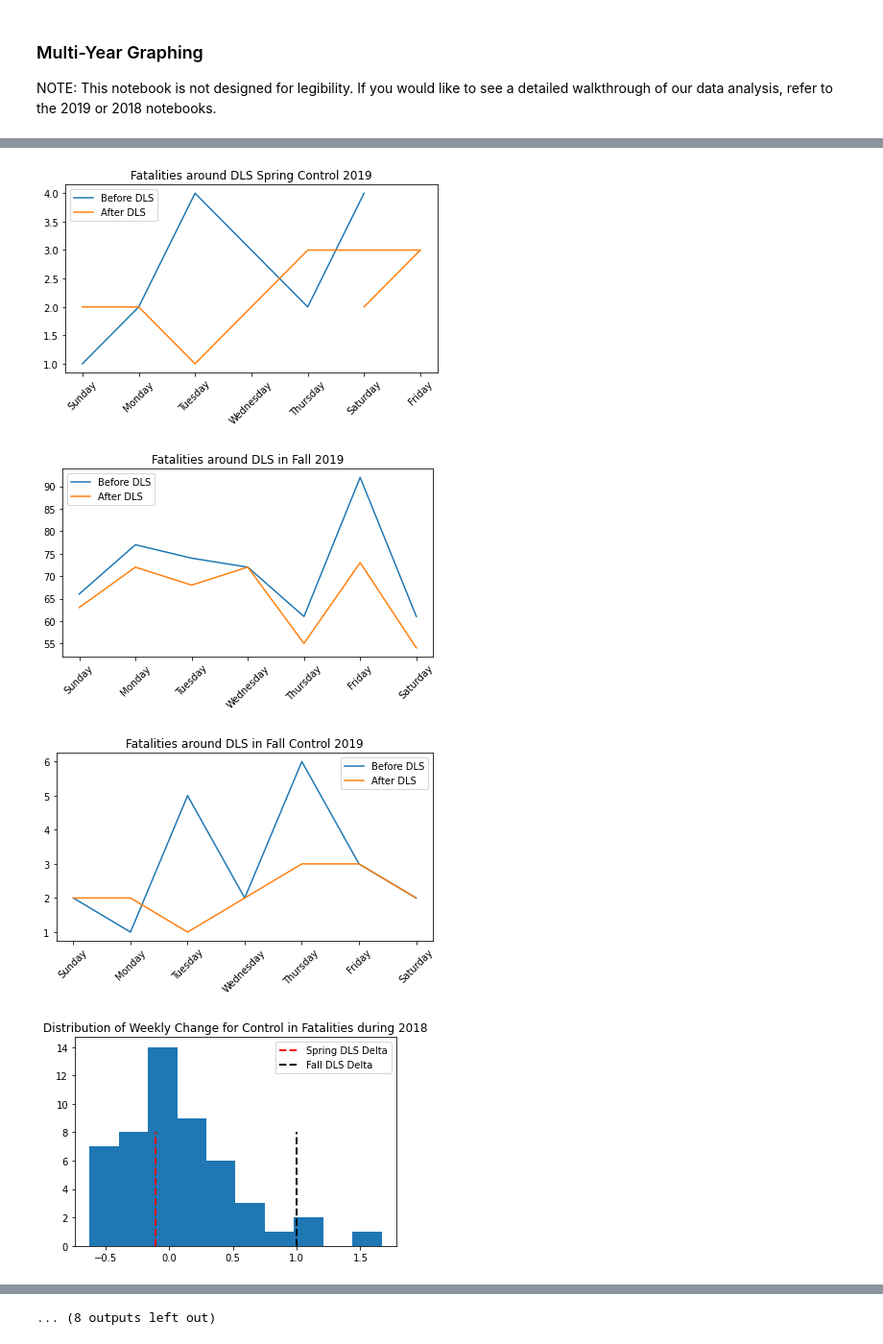
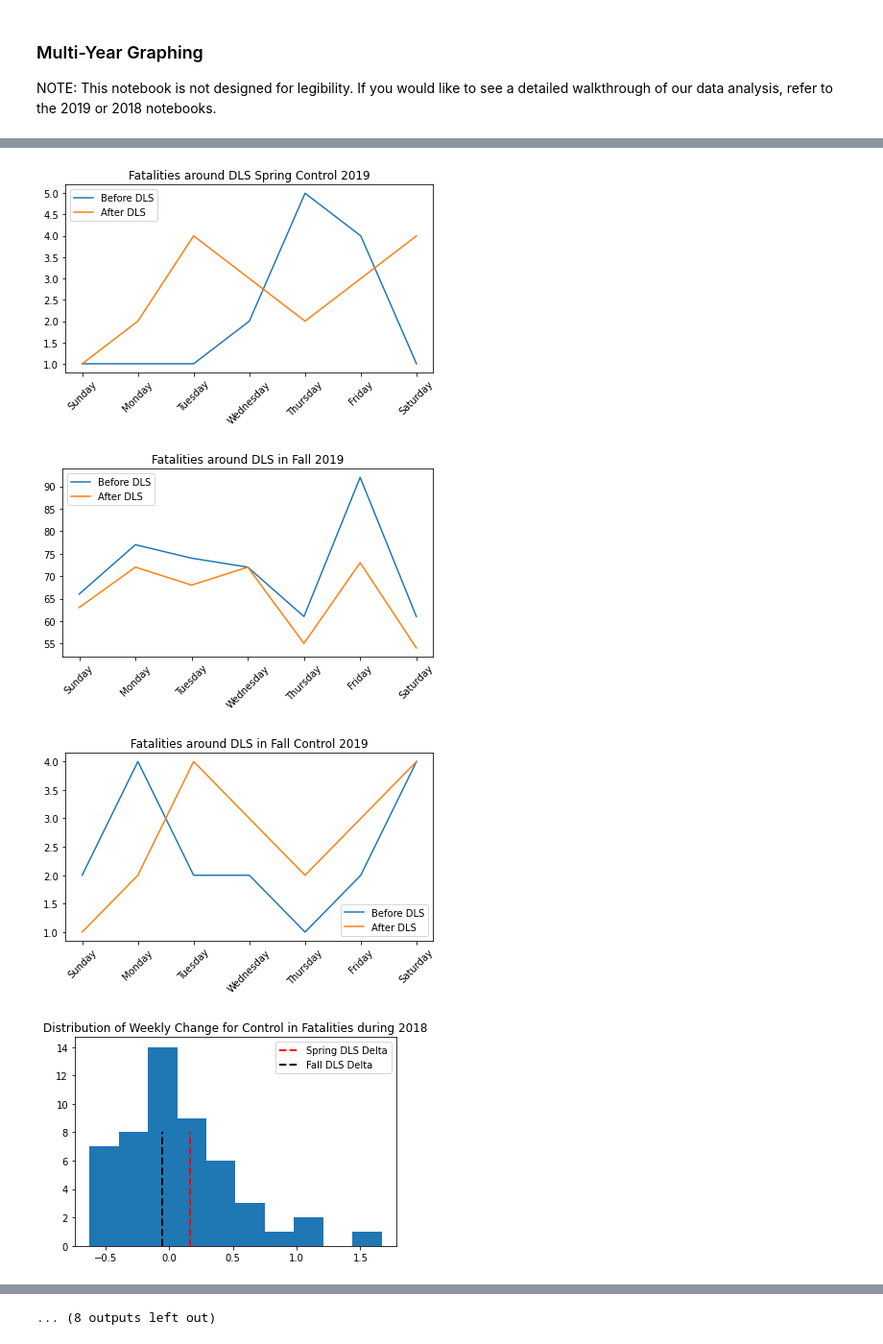
Before and after one commit to vieravfg/Analysis-of-Traffic-Fatalities, a Jupyter notebook: multi_year_graphing - Controls.ipynb, the cells around one changed output, grey strips where cells are left out. Shown at 96% size. Cells and saved outputs as stored; diff of their text form; code cells hidden in the pictures.

Commit message:
Add files via upload
fixed control graph diagrams for DLS states that do not observe DLS

```diff
--- a/multi_year_graphing - Controls.ipynb
+++ b/multi_year_graphing - Controls.ipynb
@@ -99,7 +99,8 @@ for year in year_dict.keys():
     week_summary.reset_index(inplace=True)
     mar_delta = weekly_change[mar_week_after - 1] #Delta in the week after March DLS
     nov_delta = weekly_change[nov_week_after - 1] #Delta in the week after November DLS
-    #week_summary["WEEKLY_CHANGE"]
+
+    #week_summary["WEEKLY_CHANGE"] CONTROL GROUP
     weekly_change_control = []
     for index, row in week_control.iterrows(): # WE WANT DELTA! FOR EACH WEEK
         if index==1:
@@ -112,8 +113,8 @@ for year in year_dict.keys():
     week_control["WEEKLY_CHANGE"] = weekly_change_control
     week_control["Z_SCORE"] = st.zscore(weekly_change_control, nan_policy='omit')
     week_control.reset_index(inplace=True)
-    mar_delta = weekly_change_control[mar_week_after - 1] #Delta in the week after March DLS
-    nov_delta = weekly_change_control[nov_week_after - 1] #Delta in the week after November DLS
+    mar_delta2 = weekly_change_control[mar_week_after - 1] #Delta in the week after March DLS
+    nov_delta2 = weekly_change_control[nov_week_after - 1] #Delta in the week after November DLS
 
     ##FIGURE
     plt.figure()
@@ -146,12 +147,12 @@ for year in year_dict.keys():
     control_gb = control_df.groupby(by=["DATE","WEEK_NUM", "DAY_WEEKNAME"])
     control = pd.DataFrame(control_gb["FATALS"].sum())
     control.reset_index(inplace=True)
-    before = control[control["WEEK_NUM"]==mar_week_before]
-    after = control[control["WEEK_NUM"]==mar_week_after]
+    before2 = control[control["WEEK_NUM"]==mar_week_before -1]
+    after2 = control[control["WEEK_NUM"]==mar_week_after - 1]
     ## FIGURE
     plt.figure()
-    plt.plot(before["DAY_WEEKNAME"], before["FATALS"], label="Before DLS")
-    plt.plot(after["DAY_WEEKNAME"], after["FATALS"], label="After DLS")
+    plt.plot(before2["DAY_WEEKNAME"], before2["FATALS"], label="Before DLS")
+    plt.plot(after2["DAY_WEEKNAME"], after2["FATALS"], label="After DLS")
     plt.xticks(rotation = 45)
     plt.legend()
     plt.title(f"Fatalities around DLS Spring Control {year}")
@@ -185,12 +186,12 @@ for year in year_dict.keys():
     control_gb =control_df.groupby(by=["DATE","WEEK_NUM", "DAY_WEEKNAME"])
     control = pd.DataFrame(control_gb["FATALS"].sum())
     control.reset_index(inplace=True)
-    before = control[control["WEEK_NUM"]==nov_week_before]
-    after = control[control["WEEK_NUM"]==mar_week_after]
+    before2 = control[control["WEEK_NUM"]==nov_week_before -1]
+    after2 = control[control["WEEK_NUM"]==mar_week_after -1]
     ## FIGURE
     plt.figure()
-    plt.plot(before["DAY_WEEKNAME"], before["FATALS"], label="Before DLS")
-    plt.plot(after["DAY_WEEKNAME"], after["FATALS"], label="After DLS")
+    plt.plot(before2["DAY_WEEKNAME"], before2["FATALS"], label="Before DLS")
+    plt.plot(after2["DAY_WEEKNAME"], after2["FATALS"], label="After DLS")
     plt.xticks(rotation = 45)
     plt.legend()
     plt.title(f"Fatalities around DLS in Fall Control {year}")
@@ -202,6 +203,6 @@ for year in year_dict.keys():
 [figure]
-[figure, old version]
+[figure, new version]
 [figure]
-[figure, old version]
+[figure, new version]
-[figure, old version]
+[figure, new version]
 [figure]
```
Also changed, not shown: parts of 1 cell of this notebook.
